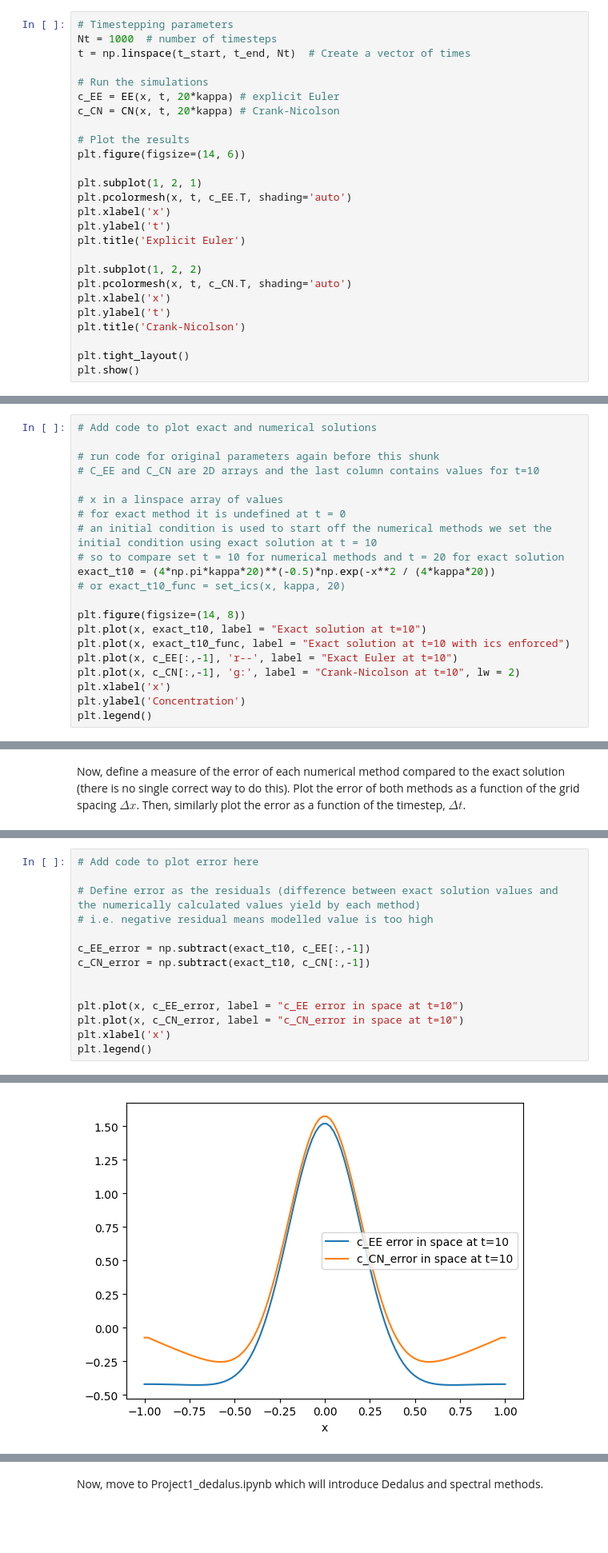
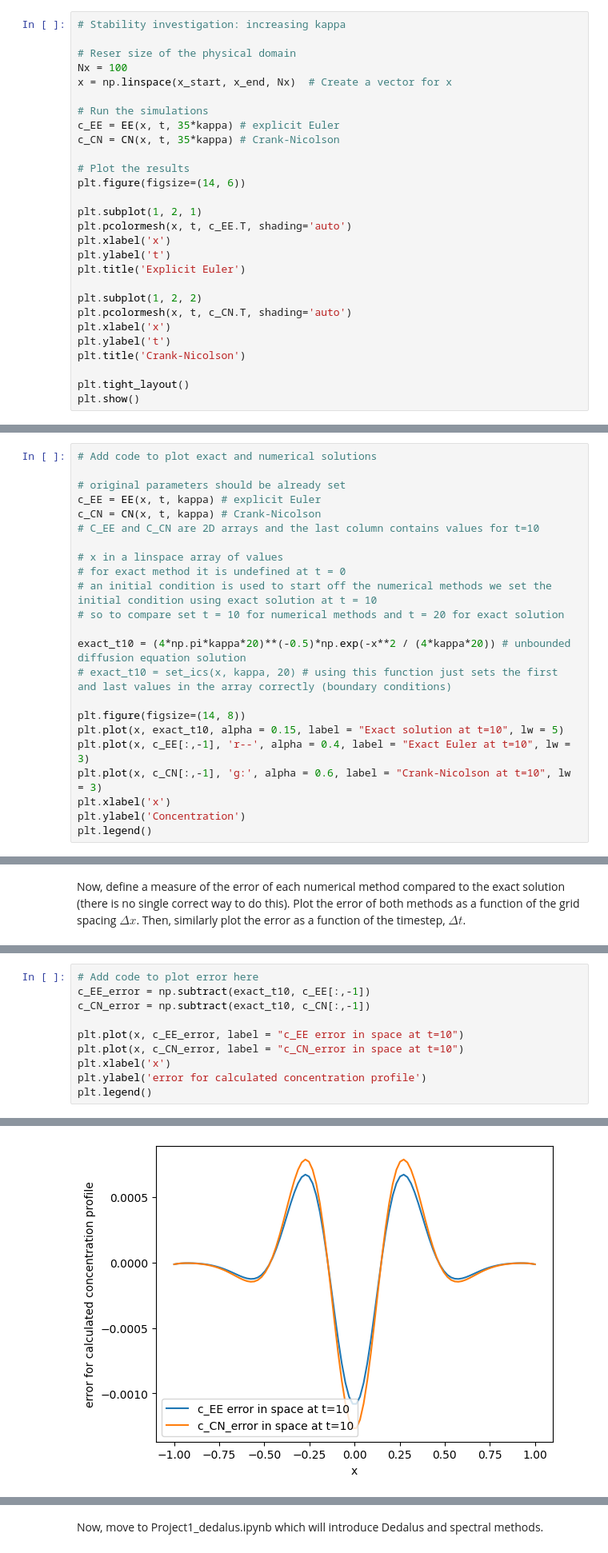
Before and after one commit to ananyaaa-j/QCES, a Jupyter notebook: Copy_of_Project1_numerical_methods.ipynb, the cells around one changed output, grey strips where cells are left out. Shown at 80% size. Cells and saved outputs as stored; diff of their text form; blank space fills up the shorter version.

```diff
--- a/Copy_of_Project1_numerical_methods.ipynb
+++ b/Copy_of_Project1_numerical_methods.ipynb
@@ -203,11 +251,13 @@ Crank-Nicolson method took 0.03 seconds
 # %%
-# Timestepping parameters
-Nt = 1000  # number of timesteps
-t = np.linspace(t_start, t_end, Nt)  # Create a vector of times
+# Stability investigation: increasing kappa
+
+# Reser size of the physical domain
+Nx = 100
+x = np.linspace(x_start, x_end, Nx)  # Create a vector for x
 
 # Run the simulations
-c_EE = EE(x, t, 20*kappa) # explicit Euler
-c_CN = CN(x, t, 20*kappa) # Crank-Nicolson
+c_EE = EE(x, t, 35*kappa) # explicit Euler
+c_CN = CN(x, t, 35*kappa) # Crank-Nicolson
 
 # Plot the results
 plt.figure(figsize=(14, 6))
@@ -252,21 +303,23 @@ Next, we will examine the accuracy of the numerical methods used above. In order
 # %%
 # Add code to plot exact and numerical solutions
 
-# run code for original parameters again before this shunk
+# original parameters should be already set
+c_EE = EE(x, t, kappa) # explicit Euler
+c_CN = CN(x, t, kappa) # Crank-Nicolson
 # C_EE and C_CN are 2D arrays and the last column contains values for t=10
 
 # x in a linspace array of values
 # for exact method it is undefined at t = 0
 # an initial condition is used to start off the numerical methods we set the initial condition using exact solution at t = 10
 # so to compare set t = 10 for numerical methods and t = 20 for exact solution
-exact_t10 = (4*np.pi*kappa*20)**(-0.5)*np.exp(-x**2 / (4*kappa*20))
-# or exact_t10_func = set_ics(x, kappa, 20)
+
+exact_t10 = (4*np.pi*kappa*20)**(-0.5)*np.exp(-x**2 / (4*kappa*20)) # unbounded diffusion equation solution
+# exact_t10 = set_ics(x, kappa, 20) # using this function just sets the first and last values in the array correctly (boundary conditions)
 
 plt.figure(figsize=(14, 8))
-plt.plot(x, exact_t10, label = "Exact solution at t=10")
-plt.plot(x, exact_t10_func, label = "Exact solution at t=10 with ics enforced")
-plt.plot(x, c_EE[:,-1], 'r--', label = "Exact Euler at t=10")
-plt.plot(x, c_CN[:,-1], 'g:', label = "Crank-Nicolson at t=10", lw = 2)
+plt.plot(x, exact_t10, alpha = 0.15, label = "Exact solution at t=10", lw = 5)
+plt.plot(x, c_EE[:,-1], 'r--', alpha = 0.4, label = "Exact Euler at t=10", lw = 3)
+plt.plot(x, c_CN[:,-1], 'g:', alpha = 0.6, label = "Crank-Nicolson at t=10", lw = 3)
 plt.xlabel('x')
 plt.ylabel('Concentration')
 plt.legend()
@@ -280,17 +337,13 @@ DISCUSS DEFINITION OF ERROR
 # %%
 # Add code to plot error here
-
-# Define error as the residuals (difference between exact solution values and the numerically calculated values yield by each method)
-# i.e. negative residual means modelled value is too high
-
 c_EE_error = np.subtract(exact_t10, c_EE[:,-1])
 c_CN_error = np.subtract(exact_t10, c_CN[:,-1])
-
 
 plt.plot(x, c_EE_error, label = "c_EE error in space at t=10")
 plt.plot(x, c_CN_error, label = "c_CN_error in space at t=10")
 plt.xlabel('x')
+plt.ylabel('error for calculated concentration profile')
 plt.legend()
 # %% [output]
 <matplotlib.legend.Legend at 0x...>
-[figure, old version]
+[figure, new version]
```
Also changed, not shown: parts of 18 cells of this notebook.
